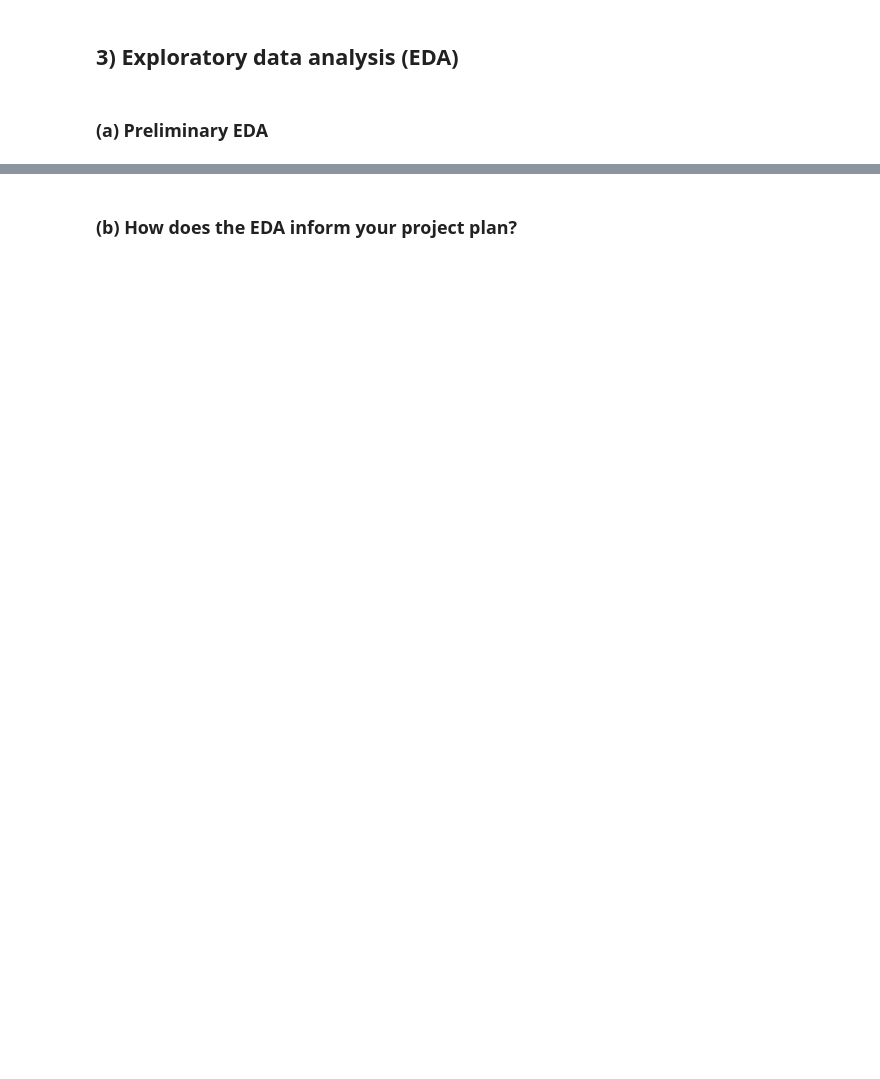
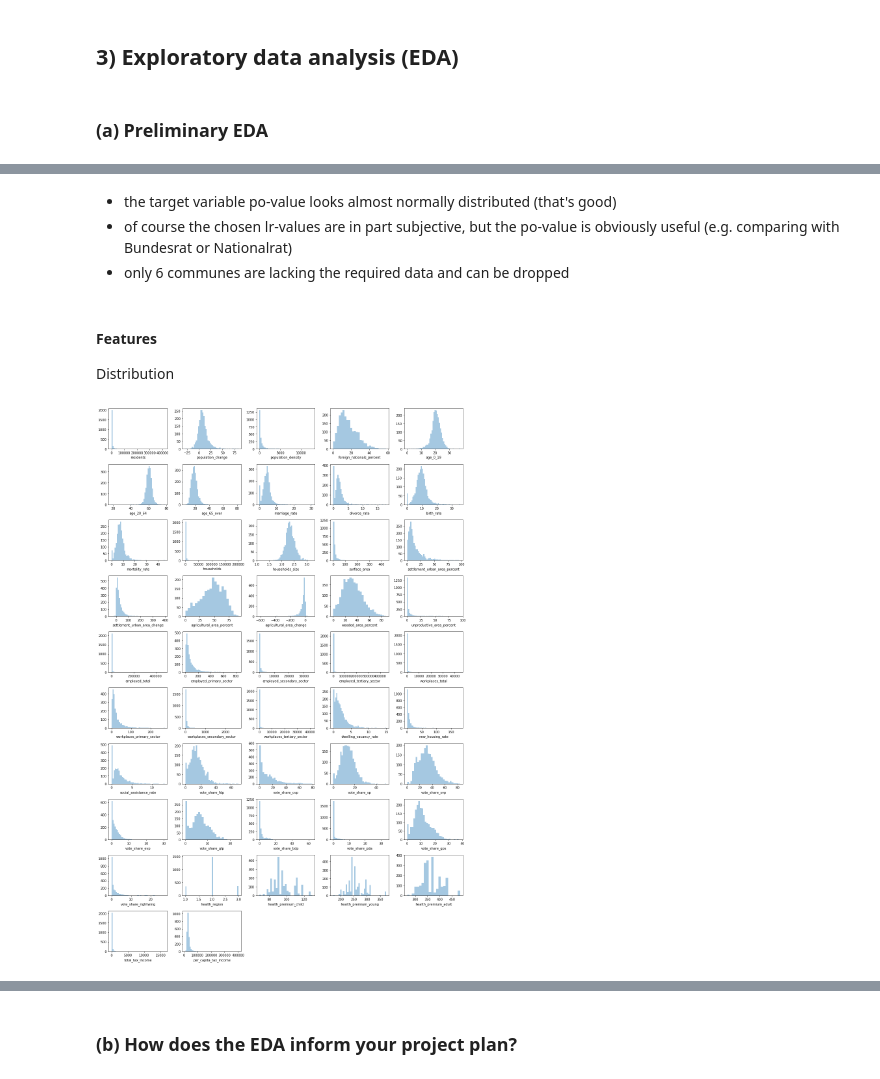
Before and after one commit to jschrein/epfl-exts-adsml-capstone-proposal, a Jupyter notebook: Capstone Project Proposal by Jörg Schreiner.ipynb, the cells around one changed output, grey strips where cells are left out. Saved outputs shown, nothing was run; the diff lists cells and outputs as text; code cells hidden in the pictures; blank space fills up the shorter version.

```diff
--- a/Capstone Project Proposal by Jörg Schreiner.ipynb
+++ b/Capstone Project Proposal by Jörg Schreiner.ipynb
@@ -170,0 +259,20 @@ Combining the data sets:
+# %% [markdown]
+- the target variable po-value  looks almost normally distributed (that's good)
+- of course the chosen lr-values are in part subjective, but the po-value is obviously useful (e.g. comparing with Bundesrat or Nationalrat)
+- only 6 communes are lacking the required data and can be dropped
+# %% [markdown]
+#### Features
+Distribution
+# %%
+# plot the distributions of features (vote shares are plotted, but are in fact not considered features)
+df2 = df.drop(columns=['language_de', 'language_fr', 'language_it', 'language_rm', 'canton', 'vote_share_total', 'po_value'])
+cols = df2.columns[1:]
+fig, axs = plt.subplots(10, 5, figsize = (16, 24))
+for i, ax in enumerate(axs.flatten()):
+    if i < len(cols):
+        sns.distplot(df[cols[i]], kde = False, ax = ax)
+    else:
+        ax.set_axis_off()
+plt.tight_layout()
+# %% [output]
+[figure, added]
```
Also changed, not shown: parts of 28 cells of this notebook, 11 other files.
